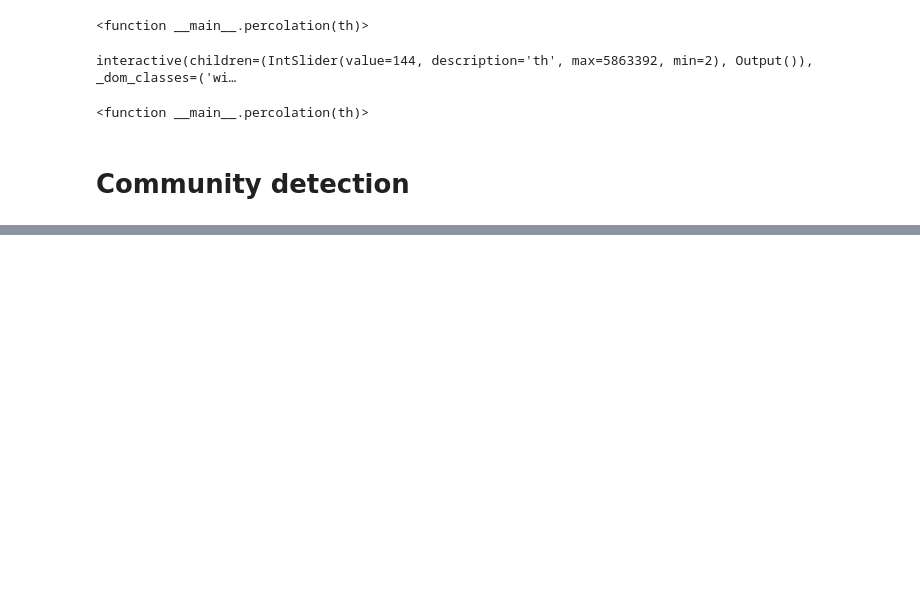
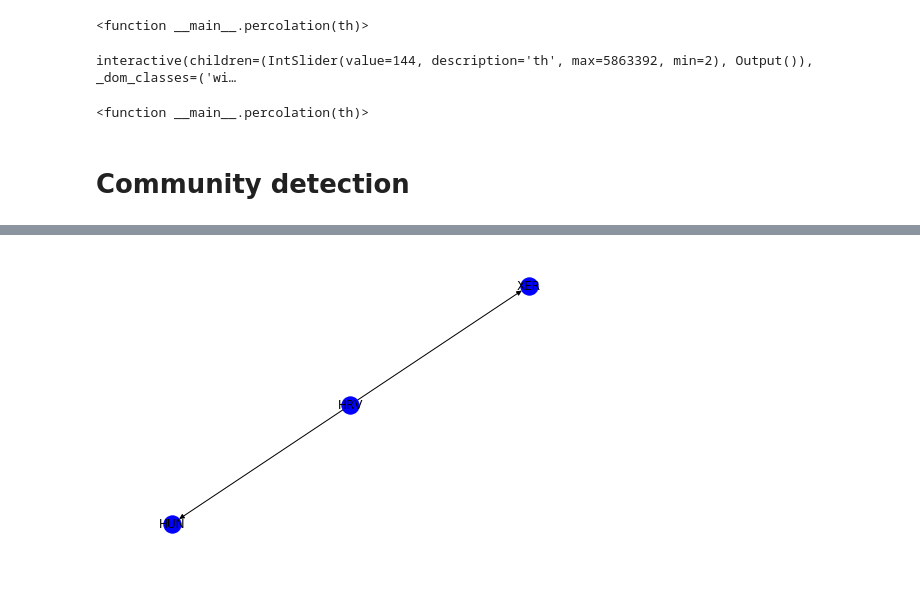
Before and after one commit to federiconutarelli/mena, a Jupyter notebook: LAVORO_MENA_DEFINITIVO.ipynb, the cells around one changed output, grey strips where cells are left out. Drawn from its saved outputs; the diff is of its cells as text; code cells hidden in the pictures; blank space fills up the shorter version.

```diff
--- a/LAVORO_MENA_DEFINITIVO.ipynb
+++ b/LAVORO_MENA_DEFINITIVO.ipynb
@@ -676,0 +779,27 @@ plt.show()
+# %%
+#FOURTH SUBGRAPH: FOURTH COMMUNITY
+
+Fourth_community_graph=nx.DiGraph()
+for i in comm[3]:
+    for j in range(3):
+        Fourth_community_graph.add_edge(i,comm[3][j])
+edges_fourth =[ii for ii in list(Fourth_community_graph.edges.data('weight'))]
+
+
+edges_fourth_edges_only = []
+for i in range(9):
+    b=edges_fourth[i][:2]
+    edges_fourth_edges_only.append(b)
+
+
+Fourth_community = nx.DiGraph()
+elementi_comuni_fourth = common_elements(edges_fourth_edges_only,edges_perc_edges_only)
+for j in range(2):
+    nodo_1=elementi_comuni_fourth[j][0]
+    nodo_2=elementi_comuni_fourth[j][1]
+    Fourth_community.add_edge(nodo_1,nodo_2)
+
+pos = nx.random_layout(Fourth_community)
+nx.draw(Fourth_community, node_size=300, with_labels=True, node_color='blue')
+# %% [output]
+[figure, added]
```
Also changed, not shown: parts of 14 cells of this notebook.
